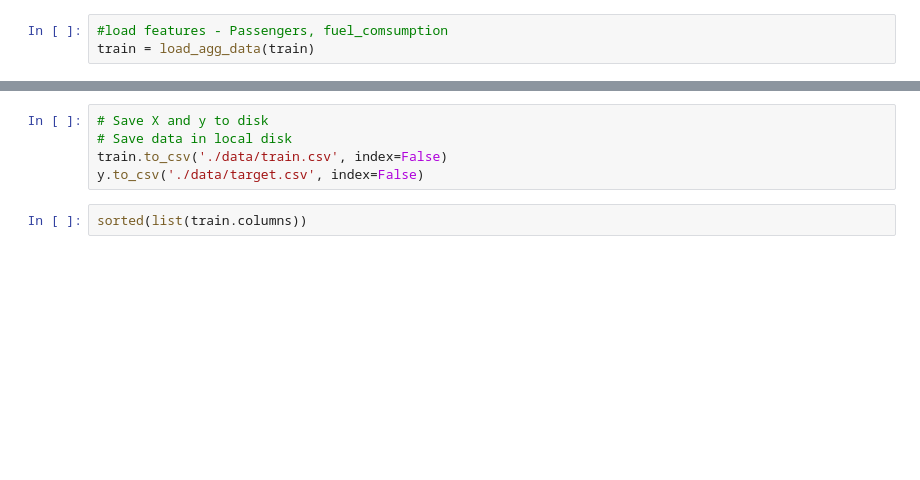
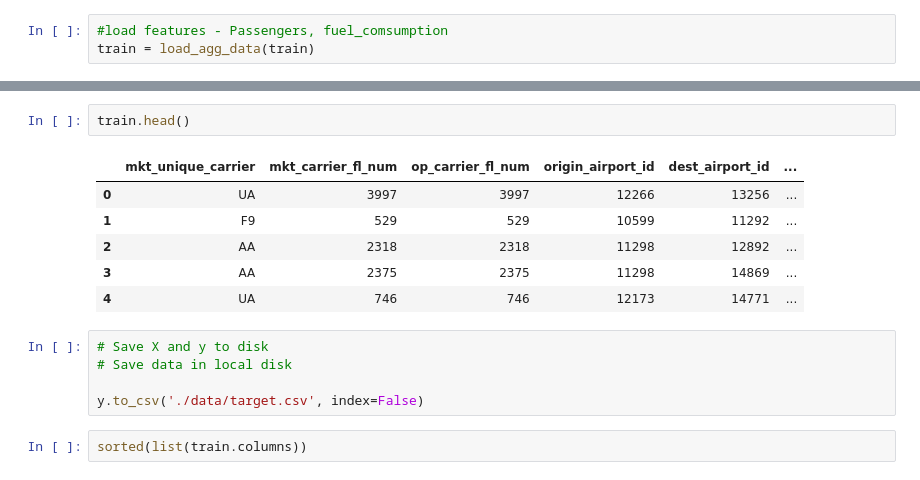
Before and after one commit to Zmek95/Flight_Delay_Predictor, a Jupyter notebook: f_engineering.ipynb, the cells around one changed output, grey strips where cells are left out. Cells and saved outputs as stored; diff of their text form; blank space fills up the shorter version.

```diff
--- a/f_engineering.ipynb
+++ b/f_engineering.ipynb
@@ -108,7 +50,16 @@ train.shape
+# %%
+train.head()
+# %% [output]
+|  | mkt_unique_carrier | mkt_carrier_fl_num | op_carrier_fl_num | origin_airport_id | dest_airport_id | ... |
+| 0 | UA | 3997 | 3997 | 12266 | 13256 | ... |
+| 1 | F9 | 529 | 529 | 10599 | 11292 | ... |
+| 2 | AA | 2318 | 2318 | 11298 | 12892 | ... |
+| 3 | AA | 2375 | 2375 | 11298 | 14869 | ... |
+| 4 | UA | 746 | 746 | 12173 | 14771 | ... |
 # %%
 # Save X and y to disk
 # Save data in local disk
-train.to_csv('./data/train.csv', index=False)
+
 y.to_csv('./data/target.csv', index=False)
 # %%
 sorted(list(train.columns))
```
Also changed, not shown: parts of 9 cells of this notebook, 6 other files.
